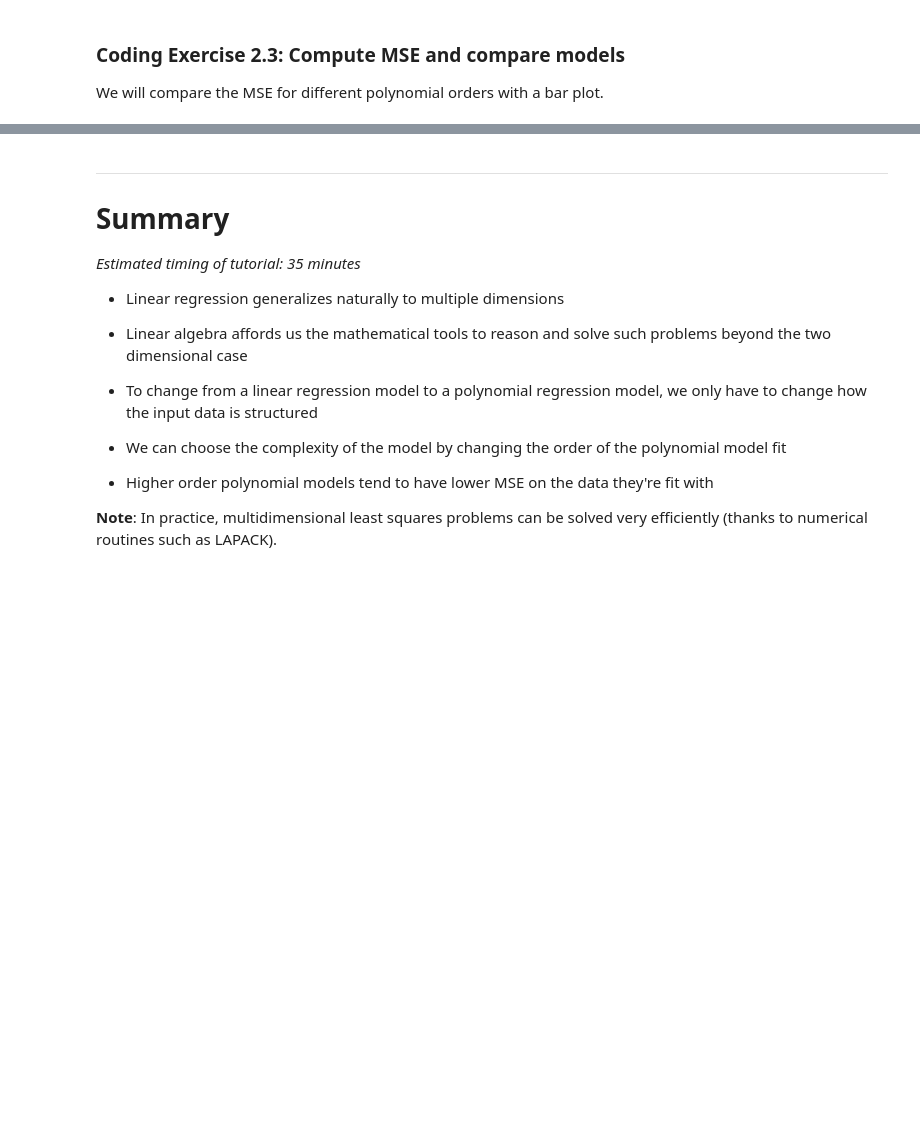
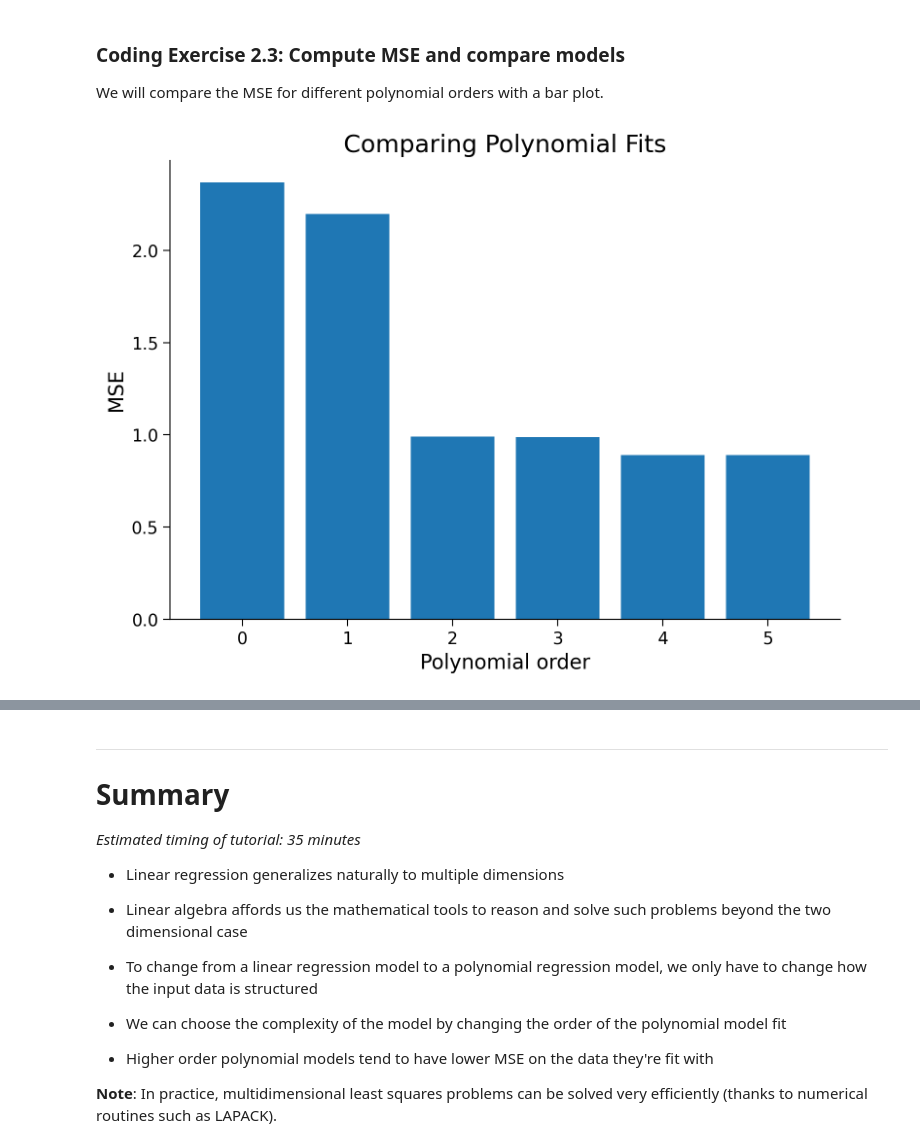
Before and after one commit to SuhaasAdiraju/NeuromatchAcademy2023_SSA, a Jupyter notebook: tutorials/W1D2_ModelFitting/student/W1D2_Tutorial4.ipynb, the cells around one changed output, grey strips where cells are left out. Drawn from its saved outputs; the diff is of its cells as text; code cells hidden in the pictures; blank space fills up the shorter version.

```diff
--- a/tutorials/W1D2_ModelFitting/student/W1D2_Tutorial4.ipynb
+++ b/tutorials/W1D2_ModelFitting/student/W1D2_Tutorial4.ipynb
@@ -566,31 +584,33 @@ We will compare the MSE for different polynomial orders with a bar plot.
 # %%
 mse_list = []
 order_list = list(range(max_order + 1))
 
 for order in order_list:
 
   X_design = make_design_matrix(x, order)
 
   ########################################################################
   ## TODO for students
   # Fill out function and remove
-  raise NotImplementedError("Student exercise: compute MSE")
+      #raise NotImplementedError("Student exercise: compute MSE")
   ########################################################################
 
   # Get prediction for the polynomial regression model of this order
-  y_hat = ...
+  y_hat = X_design @ theta_hats[order]
 
   # Compute the residuals
-  residuals = ...
+  residuals = (y - y_hat)**2
 
   # Compute the MSE
-  mse = ...
+  mse = np.mean(residuals)
 
   mse_list.append(mse)
 
 
 # Visualize MSE of fits
 evaluate_fits(order_list, mse_list)
+# %% [output]
+[figure, added]
 # %% [markdown]
 [*Click for solution*](https://github.com/NeuromatchAcademy/course-content/tree/main/tutorials/W1D2_ModelFitting/solutions/W1D2_Tutorial4_Solution_89324713.py)
 
```
Also changed, not shown: parts of 2 cells of this notebook.
